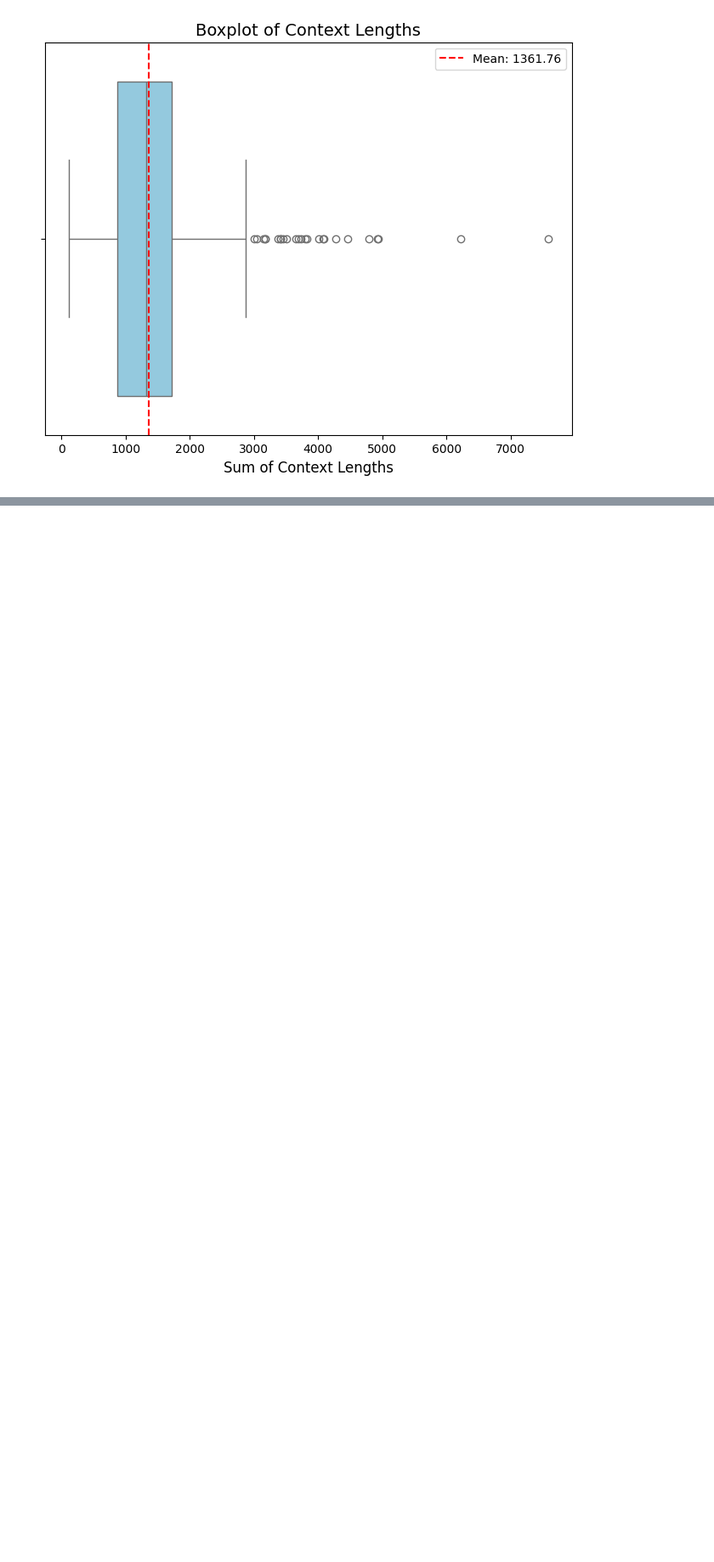
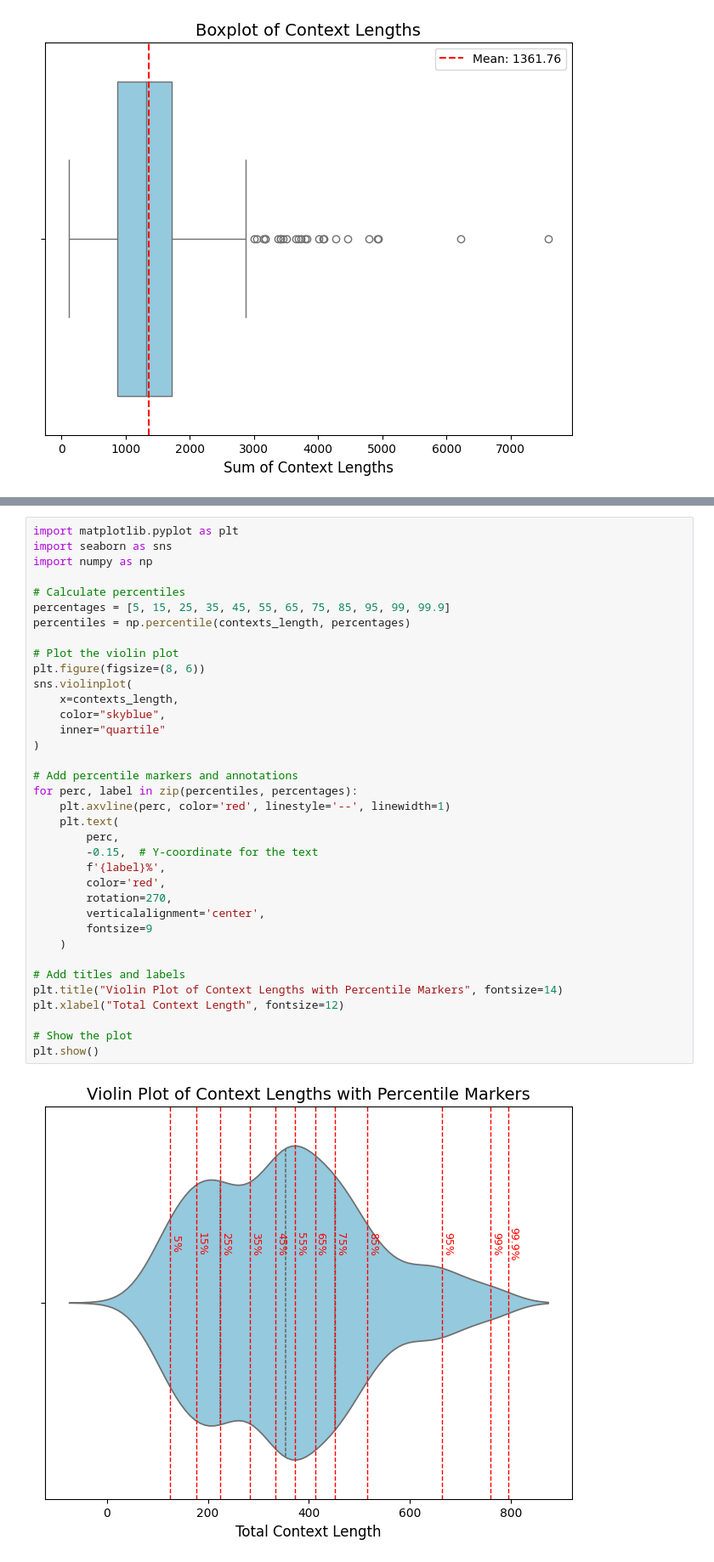
Before and after one commit to zz9tf/Fine-Tuned-GPT-2-with-articles-ground-truth, a Jupyter notebook: code/llamaIndex/experiment/step_4_generate_dataset/utils.ipynb, the cells around one changed output, grey strips where cells are left out. Shown at 85% size. Saved outputs shown, nothing was run; the diff lists cells and outputs as text; blank space fills up the shorter version.

```diff
--- a/code/llamaIndex/experiment/step_4_generate_dataset/utils.ipynb
+++ b/code/llamaIndex/experiment/step_4_generate_dataset/utils.ipynb
@@ -157,0 +179,38 @@ plt.show()
+# %%
+import matplotlib.pyplot as plt
+import seaborn as sns
+import numpy as np
+
+# Calculate percentiles
+percentages = [5, 15, 25, 35, 45, 55, 65, 75, 85, 95, 99, 99.9]
+percentiles = np.percentile(contexts_length, percentages)
+
+# Plot the violin plot
+plt.figure(figsize=(8, 6))
+sns.violinplot(
+    x=contexts_length,
+    color="skyblue",
+    inner="quartile"
+)
+
+# Add percentile markers and annotations
+for perc, label in zip(percentiles, percentages):
+    plt.axvline(perc, color='red', linestyle='--', linewidth=1)
+    plt.text(
+        perc,
+        -0.15,  # Y-coordinate for the text
+        f'{label}%',
+        color='red',
+        rotation=270,
+        verticalalignment='center',
+        fontsize=9
+    )
+
+# Add titles and labels
+plt.title("Violin Plot of Context Lengths with Percentile Markers", fontsize=14)
+plt.xlabel("Total Context Length", fontsize=12)
+
+# Show the plot
+plt.show()
+# %% [output]
+[figure, added]
```
Also changed, not shown: parts of 7 cells of this notebook, 1 other file.
